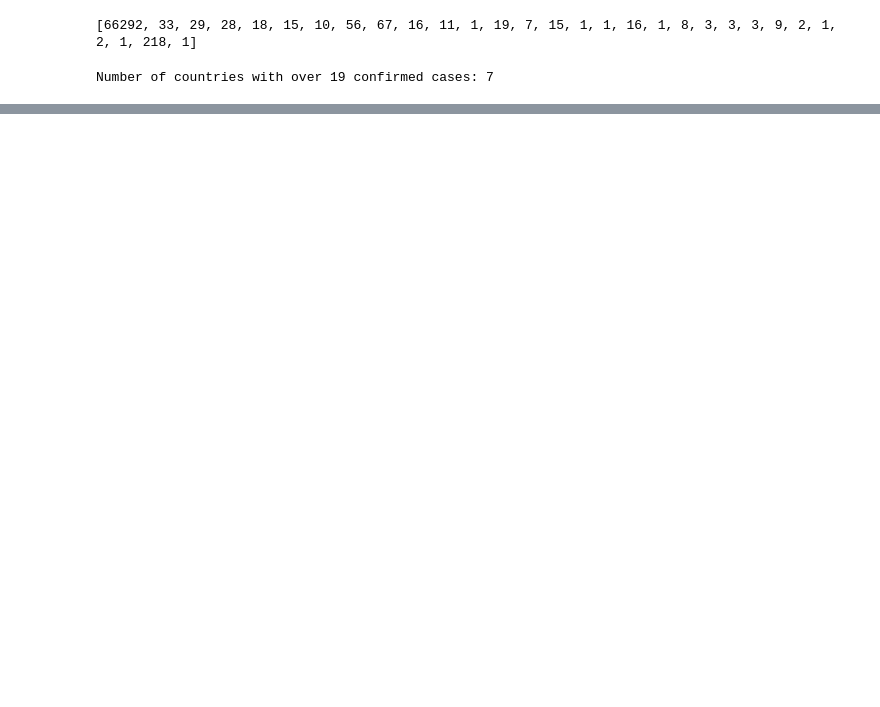
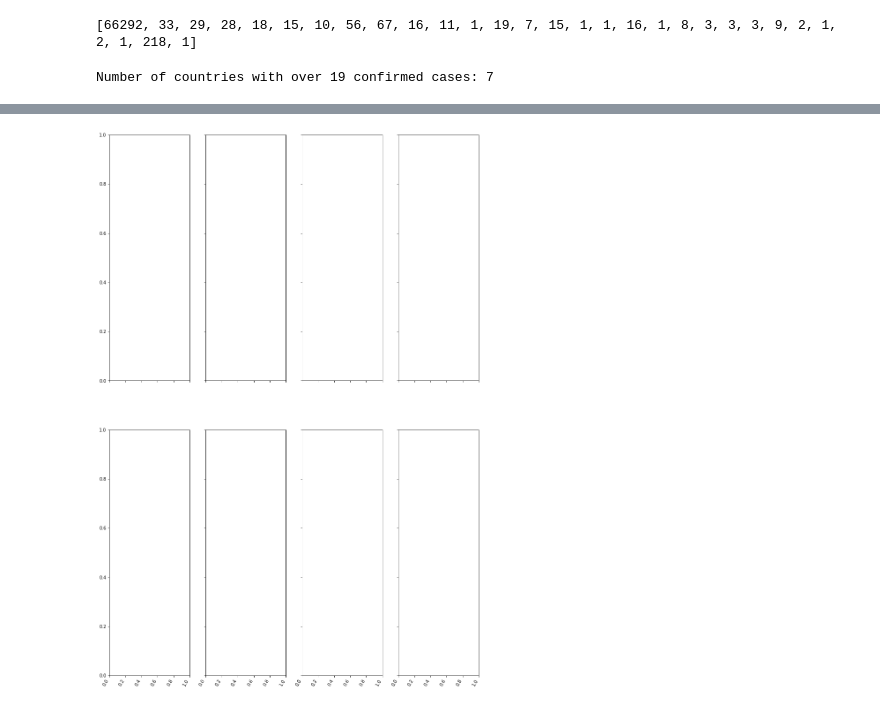
Before and after one commit to msarnacki/coronavirus-2019-nCoV, a Jupyter notebook: main.ipynb, the cells around one changed output, grey strips where cells are left out. Saved outputs shown, nothing was run; the diff lists cells and outputs as text; code cells hidden in the pictures; blank space fills up the shorter version.

Commit message:
preparing dfs for making separate plots for countries over and under limit

```diff
--- a/main.ipynb
+++ b/main.ipynb
@@ -230,3 +282,37 @@ Number of countries with over 19 confirmed cases: 7
+# %%
+###plot for countries with confirmed cases over limit
+
+plots_in_row = 4
+#define how many rows on how many countries in list without china
+plots_in_col = math.ceil((numOfRows-1)/plots_in_row)
+
+fig, axs = plt.subplots(plots_in_col, plots_in_row, figsize=(15, 25), sharey=True, sharex=True)
+fig.autofmt_xdate(rotation=60)
+
+axs0 = axs.shape[0]
+axs1 = axs.shape[1]
+
+i = 0
+j = 0
+
+# for country in countries_ts[1:]:
+
+#     axs[i][j].plot(dates_datetime_confirmed,df_confirmed[df_confirmed['Country/Region']==country].iloc[:,5:].sum(axis=0))
+#     axs[i][j].plot(dates_datetime_deaths,df_deaths[df_deaths['Country/Region']==country].iloc[:,5:].sum(axis=0))
+#     axs[i][j].plot(dates_datetime_recovered,df_recovered[df_recovered['Country/Region']==country].iloc[:,5:].sum(axis=0))
+#     axs[i][j].set_title(country)
+#     #axs[i][j].set_xticklabels(rotation=90)
+#     i = i + 1
+#     if i==plots_in_col:
+#         i = 0
+#         j = j + 1
+#         if j==plots_in_row:
+#             j = 0
+# fig.suptitle('All countries excpect China',y=0.91)
+# fig.legend(['Confirmed', 'Deaths', 'Recovered'],loc='upper left', bbox_to_anchor=(0., 0., 0.5, 0.5),bbox_transform=plt.gcf().transFigure)
+# plt.savefig("img/rest.png",bbox_inches='tight')
+# %% [output]
+[figure, added]
 # %%
 # now need to add creating plots for True and False If_over_limit separately
 
```
Also changed, not shown: parts of 9 cells of this notebook.
